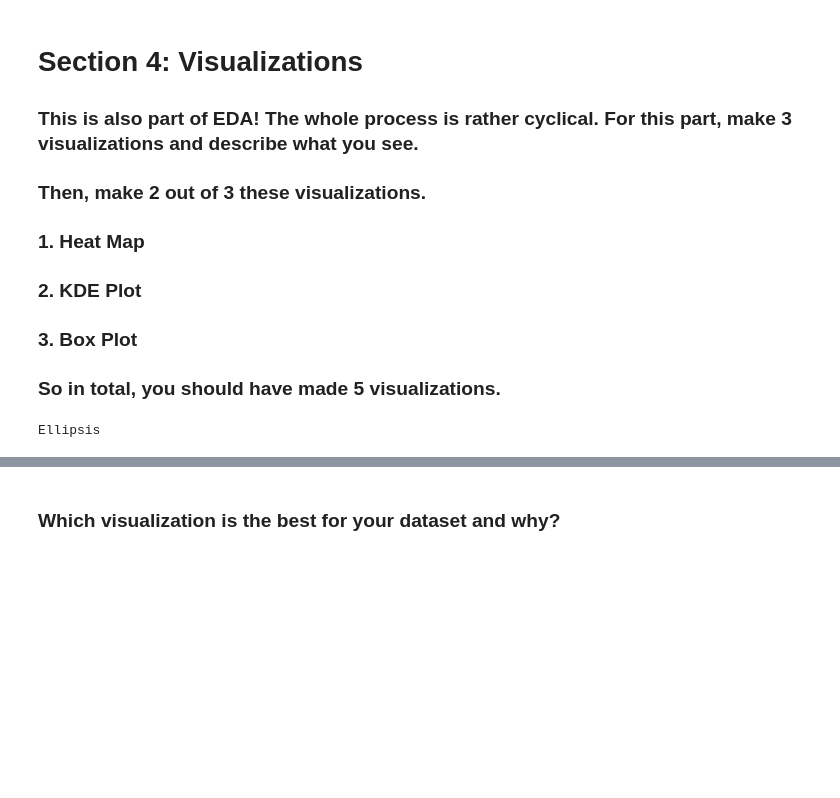
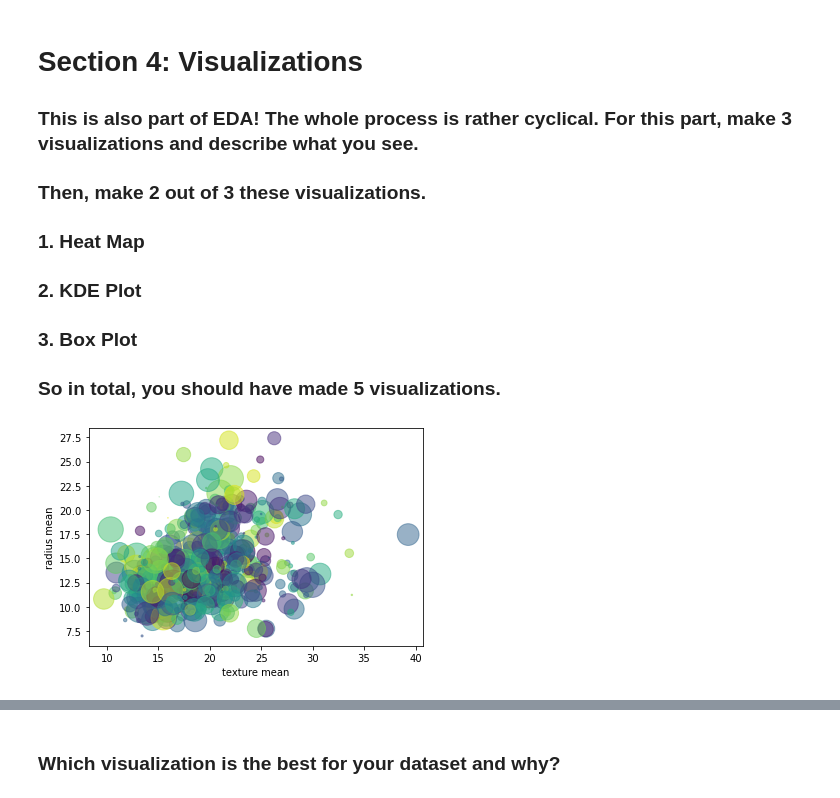
Before and after one commit to satwika6/DSS, a Jupyter notebook: Data Cleaning, EDA and Visualizations.ipynb, the cells around one changed output, grey strips where cells are left out. Cells and saved outputs as stored; diff of their text form; code cells hidden in the pictures; blank space fills up the shorter version.

```diff
--- a/Data Cleaning, EDA and Visualizations.ipynb
+++ b/Data Cleaning, EDA and Visualizations.ipynb
@@ -189,4 +239,20 @@ Here are some methods to deal with handling outliers:
 - Binning
     - E.g. greater than 5
 # %%
-#Code addressing outliers here
+stats = breast_cancer.describe().transpose()
+IQR = stats['75%'] - stats['25%']
+stats['75% + 1.5IQR'] = (1.5 * IQR) + stats['75%']
+stats['25% - 1.5IQR'] = stats['25%'] - (1.5 * IQR)
+stats
+
+q_high = breast_cancer["radius_mean"].quantile(0.99)
+q_low = breast_cancer["radius_mean"].quantile(0.01)
+
+breast_cancer_filtered = breast_cancer[(breast_cancer["radius_mean"] < q_high) & (breast_cancer["radius_mean"] > q_low)]
+breast_cancer_filtered
+
+for col in breast_cancer.columns[2:]:
+    q_high = breast_cancer[col].quantile(0.99)
+    q_low = breast_cancer[col].quantile(0.01)
+    breast_cancer_filtered = breast_cancer[(breast_cancer[col] < q_high) & (breast_cancer[col] > q_low)]
+breast_cancer_filtered
@@ -197,4 +279,9 @@ Here are some methods to deal with handling outliers:
 # %% [markdown]
 ### Now that we have a much deeper understanding of our data and have dealt with a few preliminary issues, clean up the data so that it is useful and accurate!
 # %%
-### Your code here
+
+breast_cancer_filtered.dropna(axis = 'columns')
+
+breast_cancer_filtered.replace('M', 'Malignant', inplace = True)
+breast_cancer_filtered.replace('B', 'Benign', inplace = True)
+breast_cancer_filtered
@@ -220,11 +354,22 @@ Here are some methods to deal with handling outliers:
 # %%
 #Visualization 1
 
-...
+size = len(breast_cancer_filtered['texture_mean'])
 
-#Your observations
+
+area = np.pi * (15 * np.random.rand( size ))**2
+colors = np.random.rand( size )
+
+
+plt.xlabel("texture mean")
+plt.ylabel("radius mean")
+plt.scatter(breast_cancer_filtered['texture_mean'], breast_cancer_filtered['radius_mean'], s=area, c=colors, alpha=0.5);
+
+
+# I did a scatter plot with special sizes to indicate the amount of datapoints a certain area has, and special colors to differentiate each point and just make it easier to visualize
+# There seems to be a slight positive correlation between texture mean and radius mean
 # %% [output]
-Ellipsis
+[figure, added]
 # %%
 #Visualization 2
 
```
Also changed, not shown: parts of 21 cells of this notebook, 2 other files.
